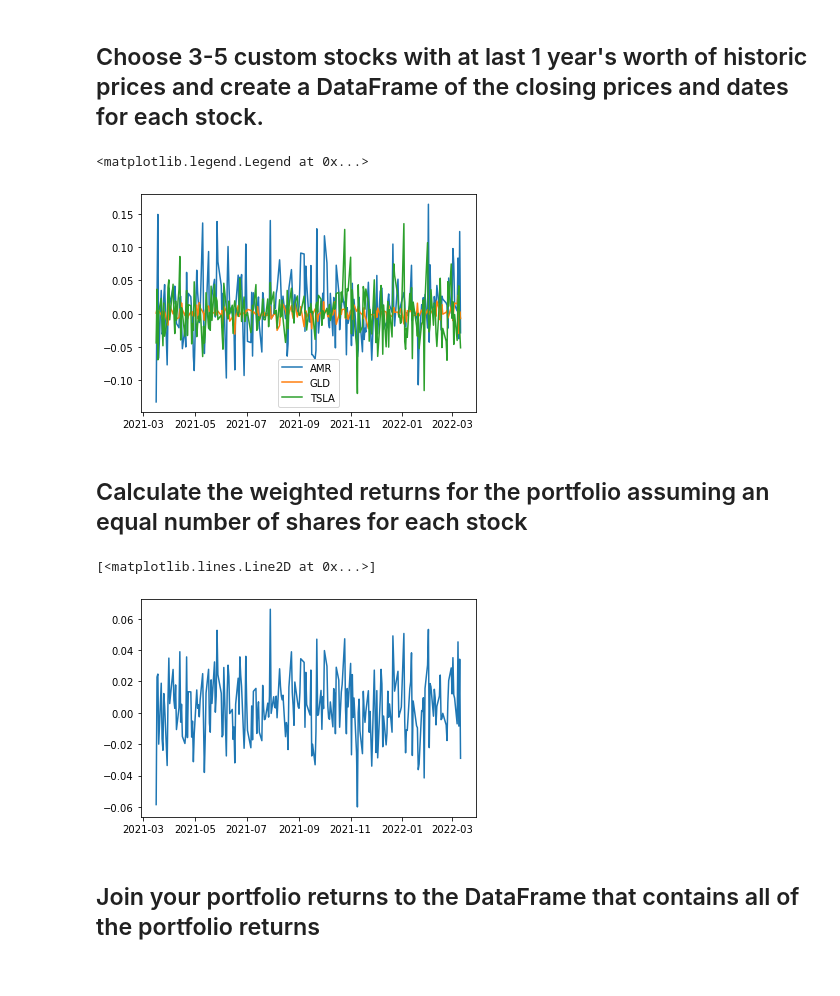
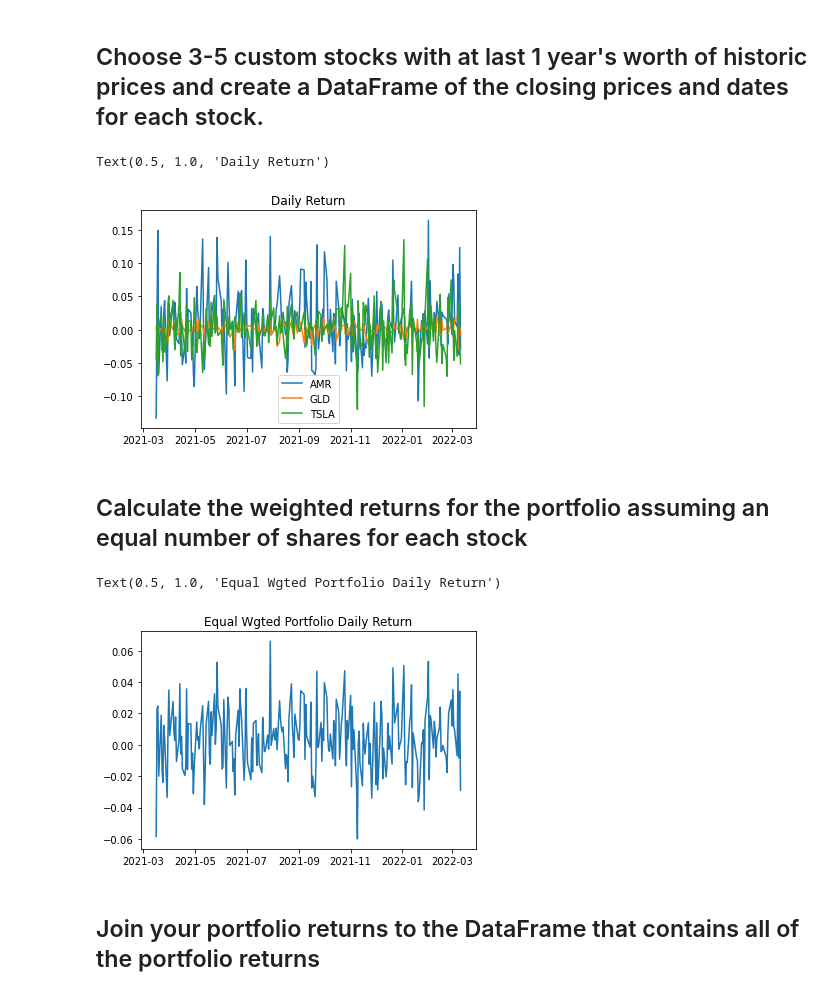
Before and after one commit to kcctudo/python-homework, a Jupyter notebook: whale_analysis.ipynb, the cells around one changed output. Drawn from its saved outputs; the diff is of its cells as text; code cells hidden in the pictures.

```diff
--- a/whale_analysis.ipynb
+++ b/whale_analysis.ipynb
@@ -369,15 +368,18 @@ myport_df.columns = ['AMR','GLD','TSLA']
 # %%
 # Calculate daily returns
 portret_df = myport_df.pct_change()
 # Drop NAs
 portret_df = portret_df.dropna()
 # Display sample data
 portret_df
+plt.clf()
+plt.figure
 plt.plot(portret_df)
 plt.legend(['AMR','GLD','TSLA'])
+plt.title("Daily Return")
 # %% [output]
-<matplotlib.legend.Legend at 0x...>
+Text(0.5, 1.0, 'Daily Return')
-[figure, old version]
+[figure, new version]
 # %% [markdown]
 ## Calculate the weighted returns for the portfolio assuming an equal number of shares for each stock
 # %%
@@ -389,10 +391,13 @@ portavgret_df = pd.DataFrame(portret_df.mean(axis=1))
 portavgret_df.columns = ['MyPort']
 # Display sample data
 portavgret_df
+plt.clf()
+plt.figure
 plt.plot(portavgret_df)
+plt.title("Equal Wgted Portfolio Daily Return")
 # %% [output]
-[<matplotlib.lines.Line2D at 0x...>]
+Text(0.5, 1.0, 'Equal Wgted Portfolio Daily Return')
-[figure, old version]
+[figure, new version]
 # %% [markdown]
 ## Join your portfolio returns to the DataFrame that contains all of the portfolio returns
 # %%
```
Also changed, not shown: parts of 7 cells of this notebook.
